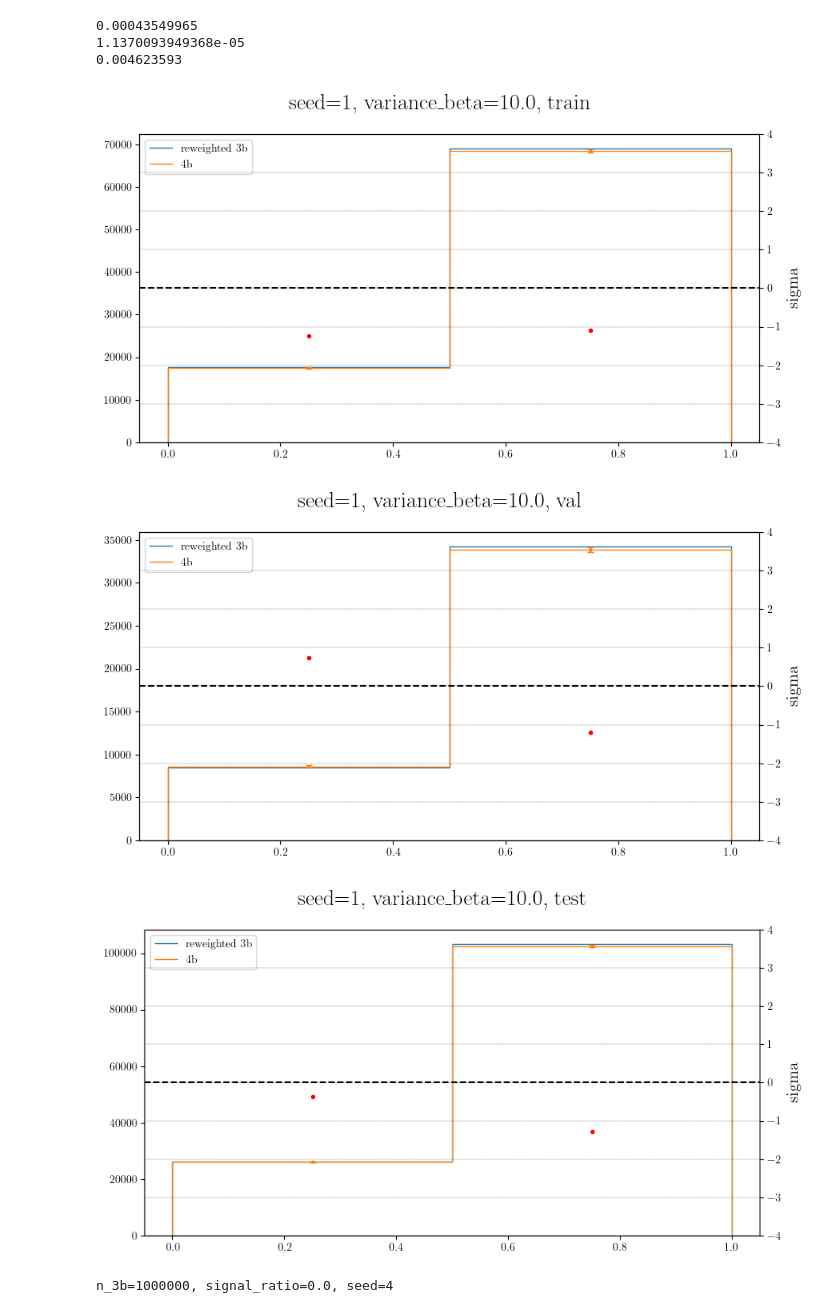
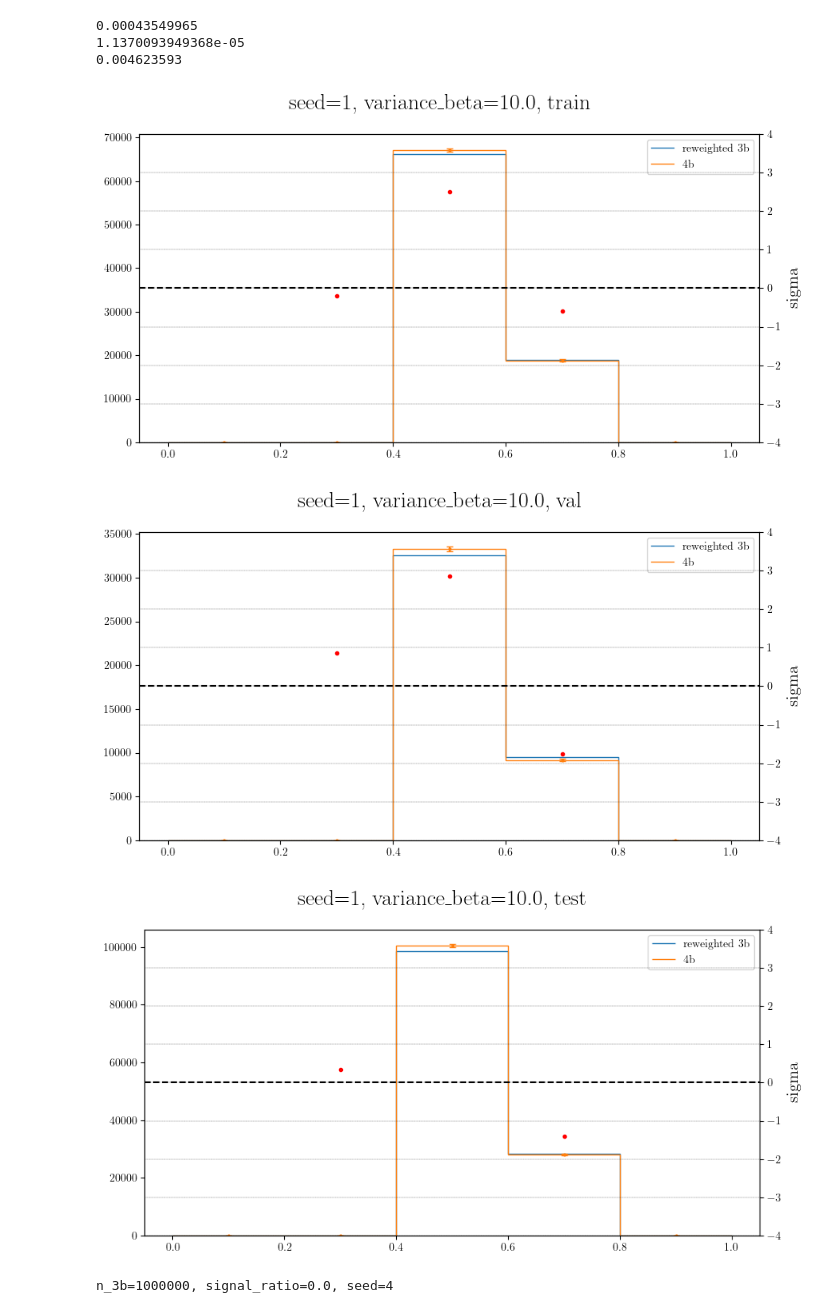
Before and after one commit to soheunyi/SRFinder, a Jupyter notebook: soheun/notebooks/CR_fvt_debugging.ipynb, the cells around one changed output. Saved outputs shown, nothing was run; the diff lists cells and outputs as text; code cells hidden in the pictures.

```diff
--- a/soheun/notebooks/CR_fvt_debugging.ipynb
+++ b/soheun/notebooks/CR_fvt_debugging.ipynb
@@ -846,16 +1119,17 @@ print(np.std(variance_losses))
 1.1370093949368e-05
 0.004623593
 # %%
-plot_rewighted_samples_by_model(CR_model_new, events_train, bins=np.linspace(0, 1, 3), figsize=(10, 5),
+nbins = int(1 / CR_model_new.calibration_h)
+plot_rewighted_samples_by_model(CR_model_new, events_train, bins=np.linspace(0, 1, nbins + 1), figsize=(10, 5),
                                         title=f"seed={seed}, variance_beta={variance_beta}, train", ratio_4b=ratio_4b)
-plot_rewighted_samples_by_model(CR_model_new, events_val, bins=np.linspace(0, 1, 3), figsize=(10, 5),
+plot_rewighted_samples_by_model(CR_model_new, events_val, bins=np.linspace(0, 1, nbins + 1), figsize=(10, 5),
                                 title=f"seed={seed}, variance_beta={variance_beta}, val", ratio_4b=ratio_4b)
-plot_rewighted_samples_by_model(CR_model_new, events_tst_CR, bins=np.linspace(0, 1, 3), figsize=(10, 5),
+plot_rewighted_samples_by_model(CR_model_new, events_tst_CR, bins=np.linspace(0, 1, nbins + 1), figsize=(10, 5),
                                 title=f"seed={seed}, variance_beta={variance_beta}, test", ratio_4b=ratio_4b)
 # %% [output]
-[figure, old version]
+[figure, new version]
-[figure, old version]
+[figure, new version]
-[figure, old version]
+[figure, new version]
 # %%
 from itertools import product
 from training_info import TrainingInfoV2
```
Also changed, not shown: parts of 9 cells of this notebook, 3 other files.
